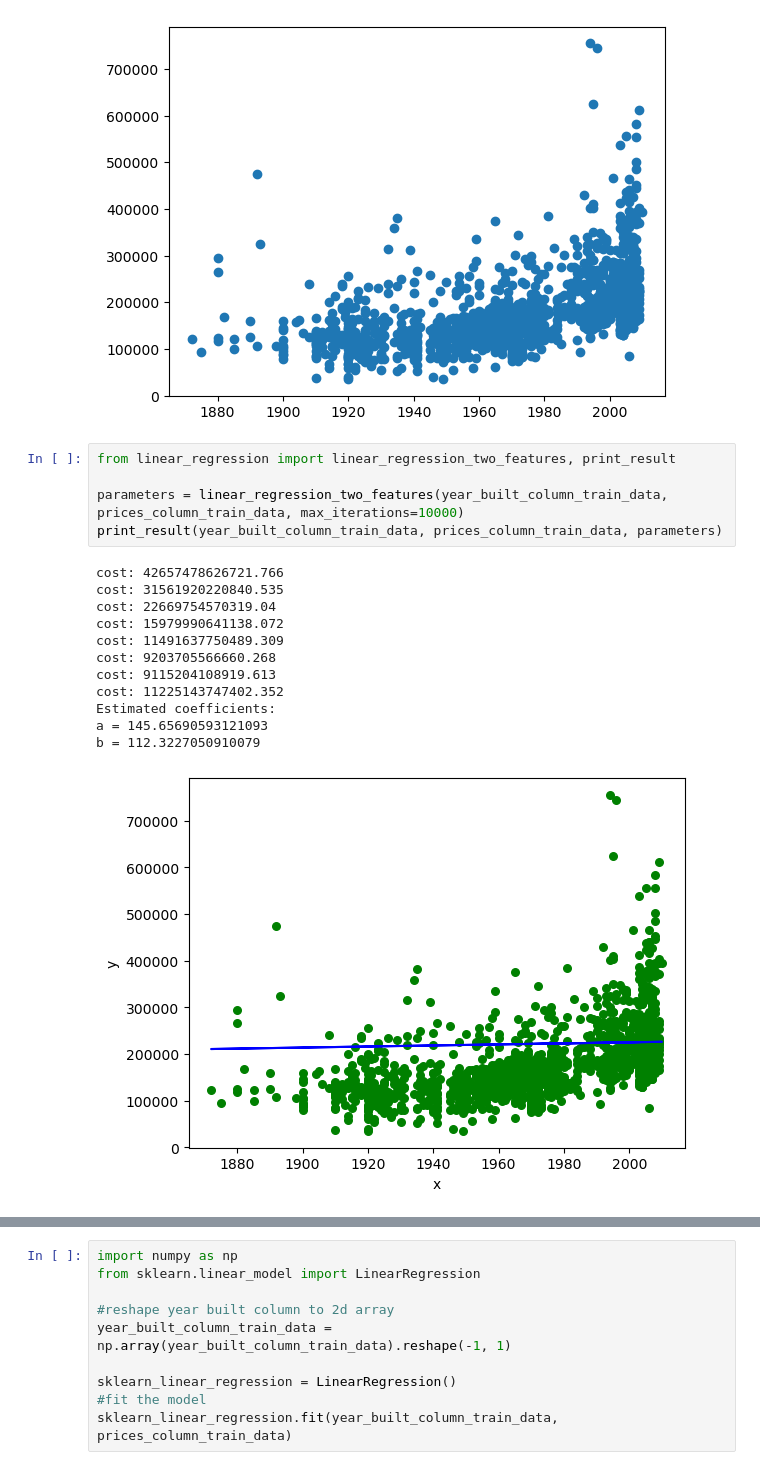
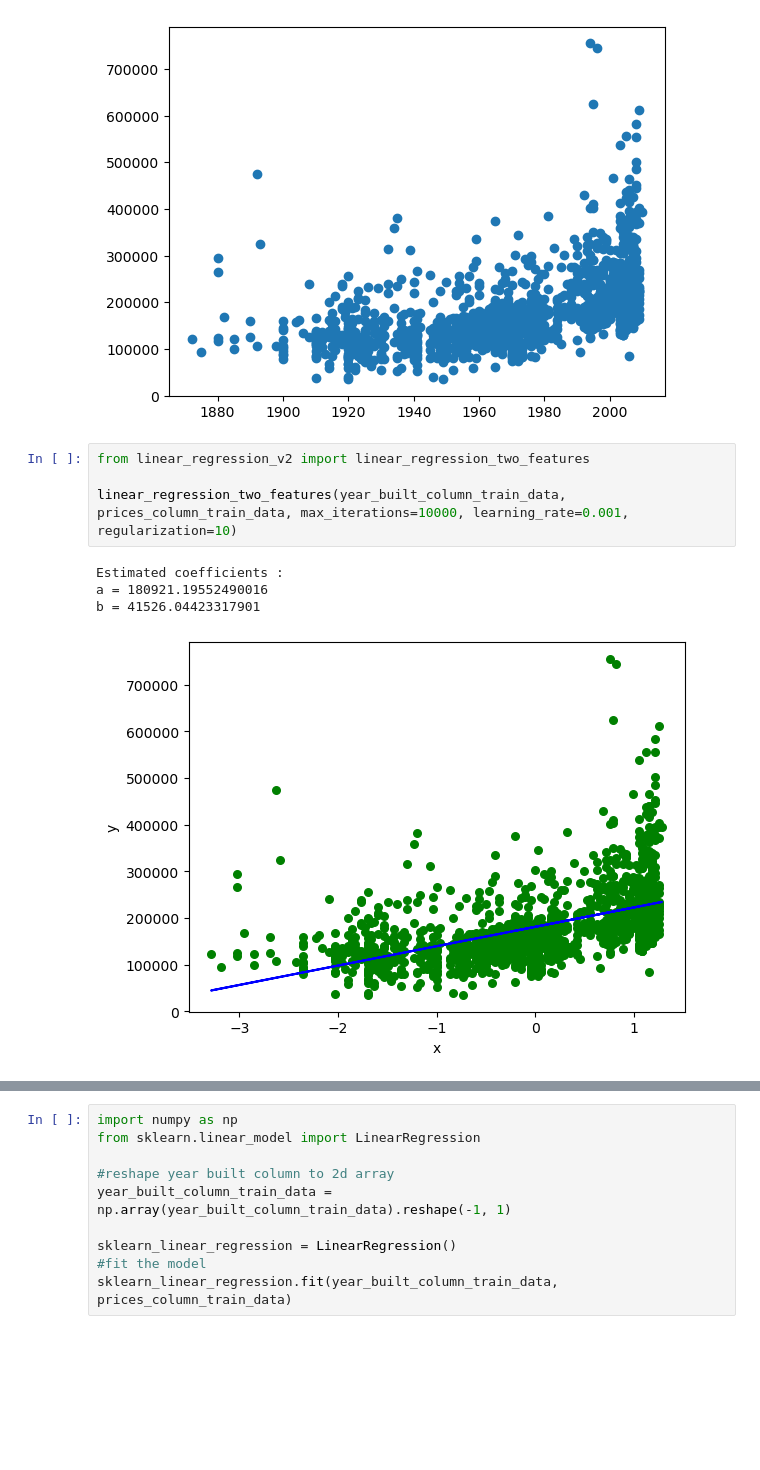
Before and after one commit to danilomendes12/machine-learning-projects, a Jupyter notebook: linear_regression/linear_regression_compare.ipynb, the cells around one changed output, grey strips where cells are left out. Saved outputs shown, nothing was run; the diff lists cells and outputs as text; blank space fills up the shorter version.

Commit message:
linear regression v2, regularization and comparing

```diff
--- a/linear_regression/linear_regression_compare.ipynb
+++ b/linear_regression/linear_regression_compare.ipynb
@@ -37,20 +37,11 @@ plt.show()
 # %% [output]
 [figure]
 # %%
-from linear_regression import linear_regression_two_features, print_result
+from linear_regression_v2 import linear_regression_two_features
 
-parameters = linear_regression_two_features(year_built_column_train_data, prices_column_train_data, max_iterations=10000)
-print_result(year_built_column_train_data, prices_column_train_data, parameters)
+linear_regression_two_features(year_built_column_train_data, prices_column_train_data, max_iterations=10000, learning_rate=0.001, regularization=10)
 # %% [output]
-cost: 42657478626721.766
-cost: 31561920220840.535
-cost: 22669754570319.04
-cost: 15979990641138.072
-cost: 11491637750489.309
-cost: 9203705566660.268
-cost: 9115204108919.613
-cost: 11225143747402.352
-Estimated coefficients:
-a = 145.65690593121093
-b = 112.3227050910079
+Estimated coefficients :
+a = 180921.19552490016
+b = 41526.04423317901
-[figure, old version]
+[figure, new version]
```
Also changed, not shown: parts of 1 cell of this notebook, 5 other files.
